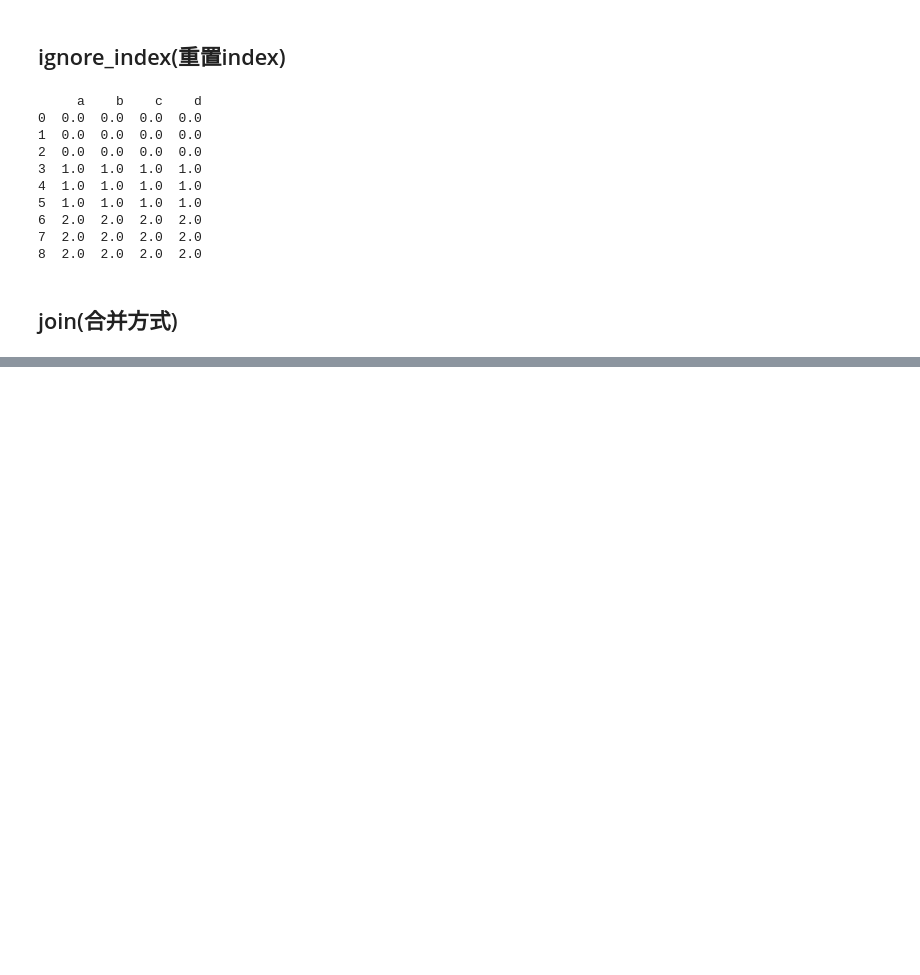
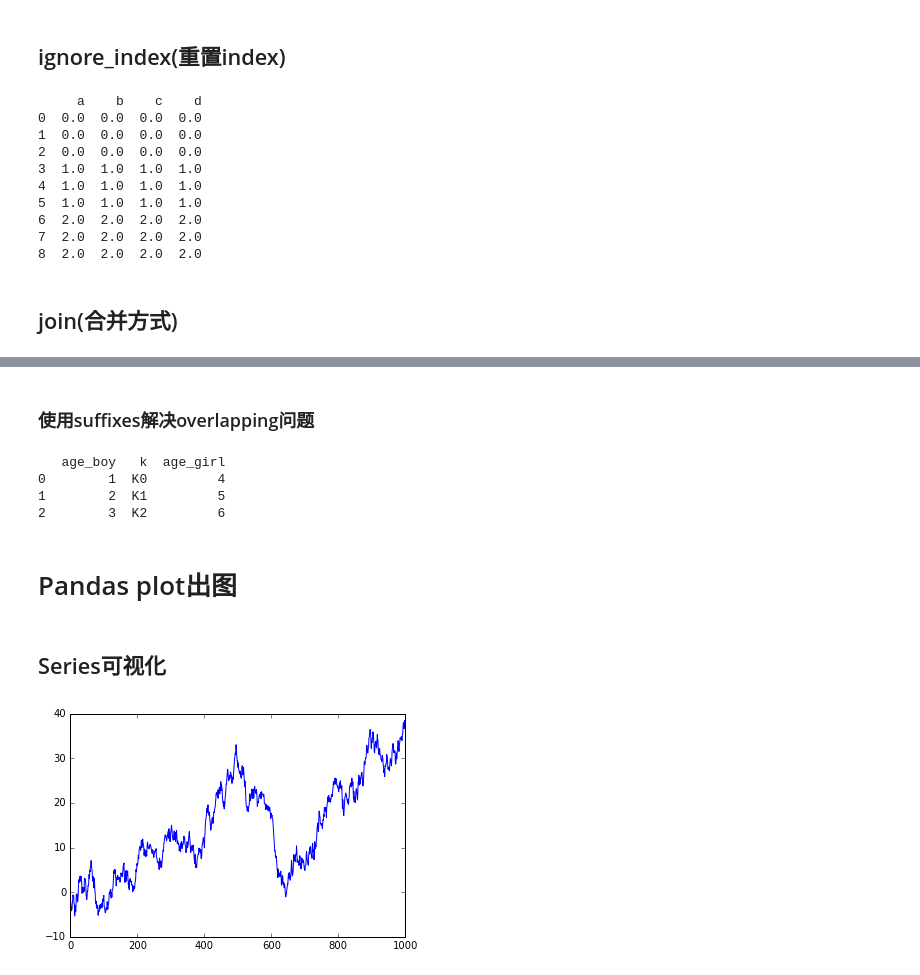
Before and after one commit to futheads/Python-study, a Jupyter notebook: pandas/Pandas-study.ipynb, the cells around one changed output, grey strips where cells are left out. Cells and saved outputs as stored; diff of their text form; code cells hidden in the pictures; blank space fills up the shorter version.

Commit message:
【A】pandas study finish

```diff
--- a/pandas/Pandas-study.ipynb
+++ b/pandas/Pandas-study.ipynb
@@ -442,0 +741,12 @@ df1 = pd.DataFrame(np.ones((3, 4)) *  0, columns=['a', 'b'])
+# %% [markdown]
+### 使用suffixes解决overlapping问题
+# %%
+res = pd.merge(boys, girls, on='k', suffixes=['_boy', '_girl'], how='inner')
+print(res)
+# %% [output]
+   age_boy   k  age_girl
+0        1  K0         4
+1        2  K1         5
+2        3  K2         6
+# %% [markdown]
+# Pandas plot出图
@@ -442,0 +757,13 @@ df1 = pd.DataFrame(np.ones((3, 4)) *  0, columns=['a', 'b'])
+# %% [markdown]
+## Series可视化
+# %%
+data = pd.Series(np.random.randn(1000), index=np.arange(1000))
+
+# 为了方便观看，累加数据
+data = data.cumsum()
+
+# pandas数据可以直接观看其可视化形式
+data.plot()
+plt.show()
+# %% [output]
+[figure, added]
```
Also changed, not shown: parts of 53 cells of this notebook.
